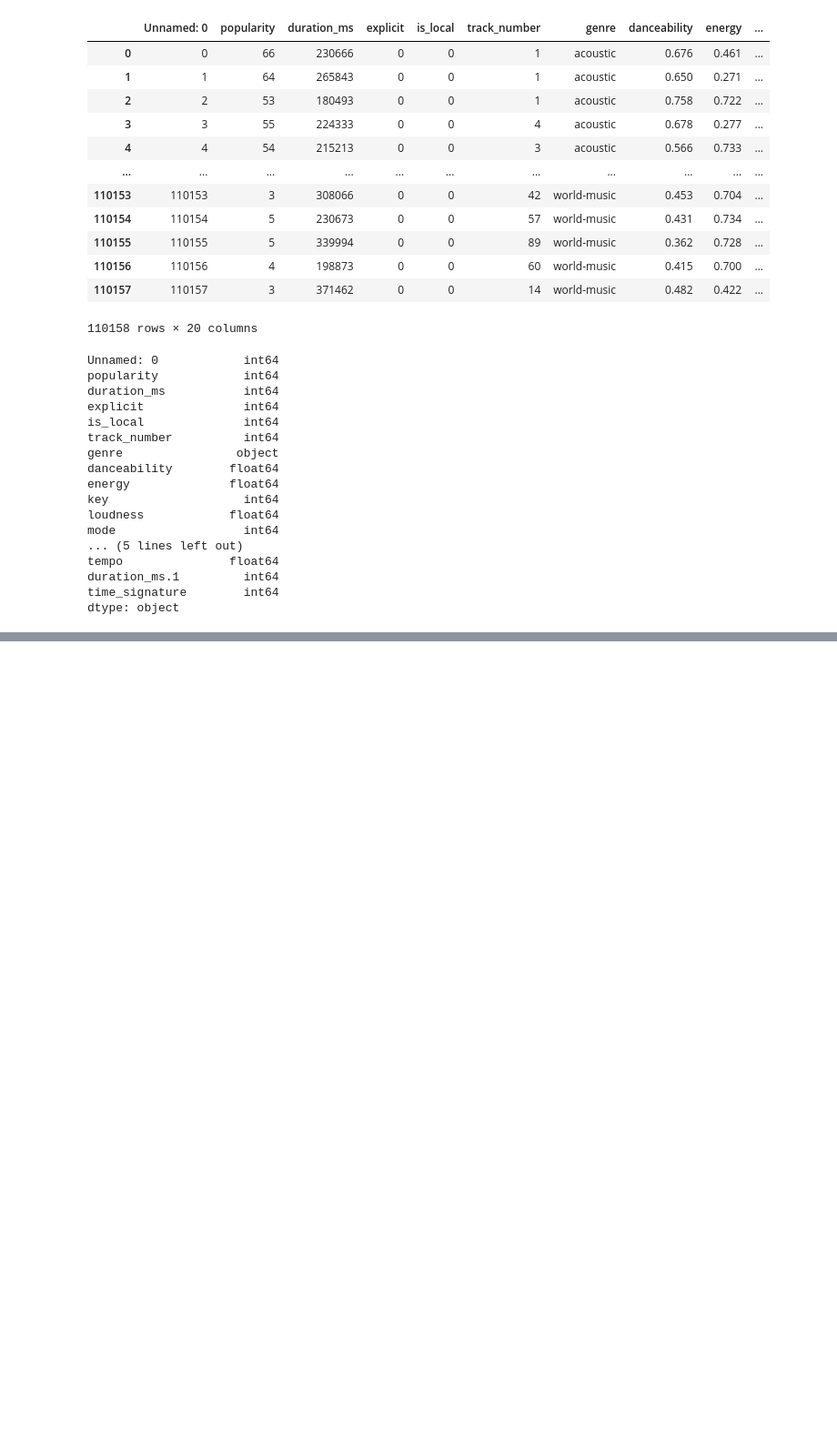
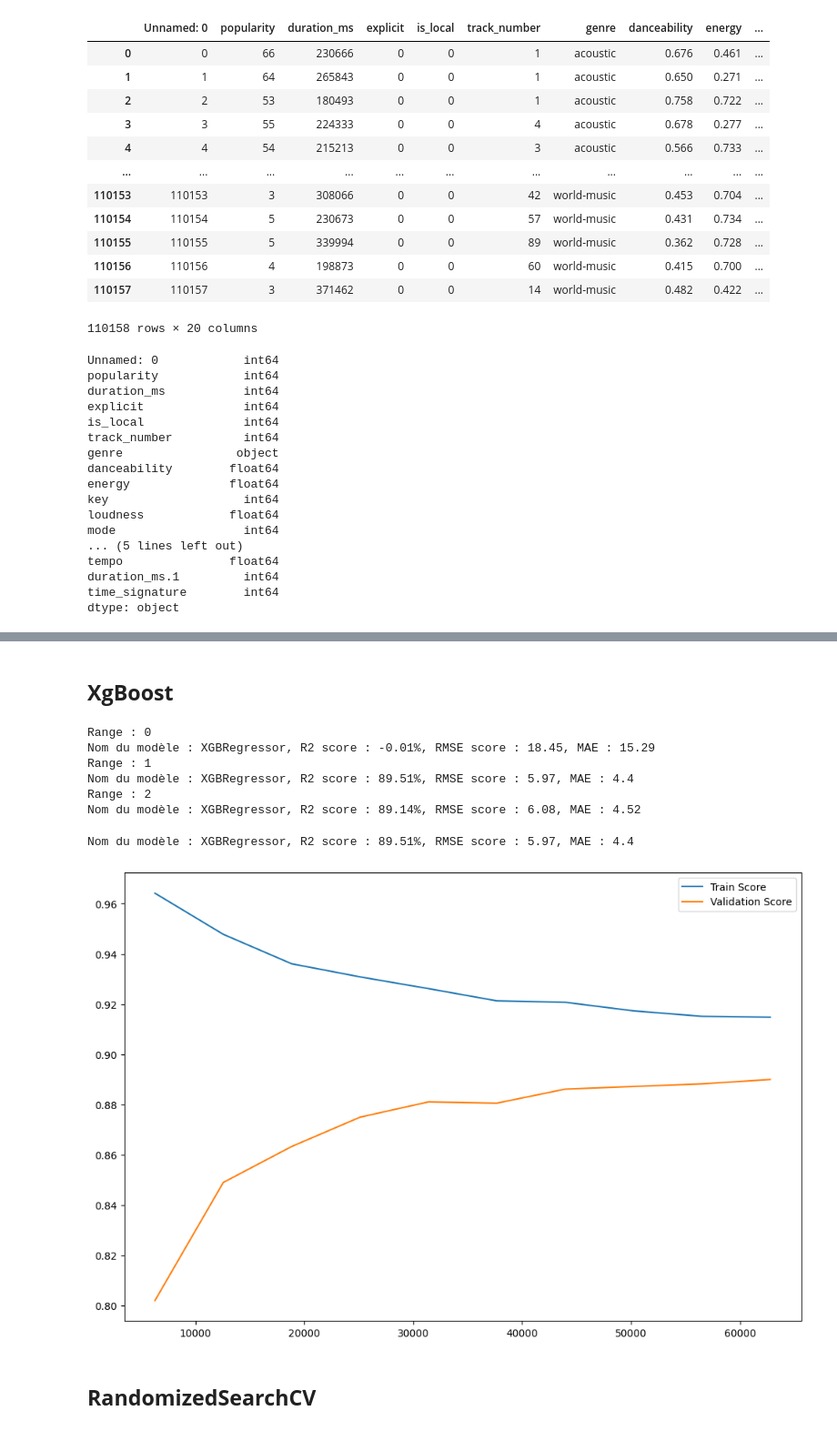
Before and after one commit to StevenDelval/Projet-_r-capitulatif-Machine_Learning, a Jupyter notebook: modelisation/model_recap.ipynb, the cells around one changed output, grey strips where cells are left out. Shown at 91% size. Drawn from its saved outputs; the diff is of its cells as text; code cells hidden in the pictures; blank space fills up the shorter version.

```diff
--- a/modelisation/model_recap.ipynb
+++ b/modelisation/model_recap.ipynb
@@ -158,0 +154,33 @@ Name: popularity, dtype: float64
+# %%
+model_entraines = []
+# %%
+def evaluation_ln(model):
+
+    model.fit(X_train,y_train)
+    prediction = model.predict(X_test)
+
+    name = model.named_steps.model.__class__.__name__
+
+    score = model.score(X_test, y_test)
+    score = round(score,4)
+
+    prediction = model.predict(X_test)
+    score_rmse = math.sqrt(mean_squared_error(y_test, prediction))
+    score_mae = mean_absolute_error(y_test, prediction)
+
+    list_models.append([f"{name}", f"{round(score *100, 2)}%", f"{round(score_rmse,2)}"])
+
+    print(f"Nom du modèle : {name}, R2 score : {round(score *100, 2)}%, RMSE score : {round(score_rmse,2)}, MAE : {round(score_mae,2)}")
+
+    N, train_score, val_score = learning_curve(model, X_train, y_train,
+                                                n_jobs=-1,
+                                                cv = 4, scoring='r2',
+                                                train_sizes=np.linspace(0.1,1,10))
+
+    model_entraines.append({'nom' : name, 'model': model, 'r2' : score})
+
+    plt.figure(figsize=(12,8))
+    plt.plot(N, train_score.mean(axis=1), label='Train Score')
+    plt.plot(N, val_score.mean(axis=1), label='Validation Score')
+    plt.legend()
+    plt.show()
@@ -158,0 +225,34 @@ Name: popularity, dtype: float64
+# %% [markdown]
+## **XgBoost**
+# %%
+for i in range(0, 3):
+    pipe = Pipeline([
+        # ('enc', encoder),
+        ("std",std),
+        ('poly', PolynomialFeatures(i)),
+        ('model', XGBRegressor(random_state=42, tree_method="hist", n_jobs=-1, learning_rate= 0.25)),
+    ])
+
+    print('Range :', i)
+    evaluation(pipe)
+# %% [output]
+Range : 0
+Nom du modèle : XGBRegressor, R2 score : -0.01%, RMSE score : 18.45, MAE : 15.29
+Range : 1
+Nom du modèle : XGBRegressor, R2 score : 89.51%, RMSE score : 5.97, MAE : 4.4
+Range : 2
+Nom du modèle : XGBRegressor, R2 score : 89.14%, RMSE score : 6.08, MAE : 4.52
+# %%
+pipe = Pipeline([
+    # ('enc', encoder),
+    ("std",std),
+    ('poly', PolynomialFeatures(1)),
+    ('model', XGBRegressor(random_state=42, tree_method="hist", n_jobs=-1, learning_rate= 0.25)),
+])
+
+evaluation_ln(pipe)
+# %% [output]
+Nom du modèle : XGBRegressor, R2 score : 89.51%, RMSE score : 5.97, MAE : 4.4
+[figure, added]
+# %% [markdown]
+## **RandomizedSearchCV**
```
Also changed, not shown: parts of 30 cells of this notebook, 1 other file.
